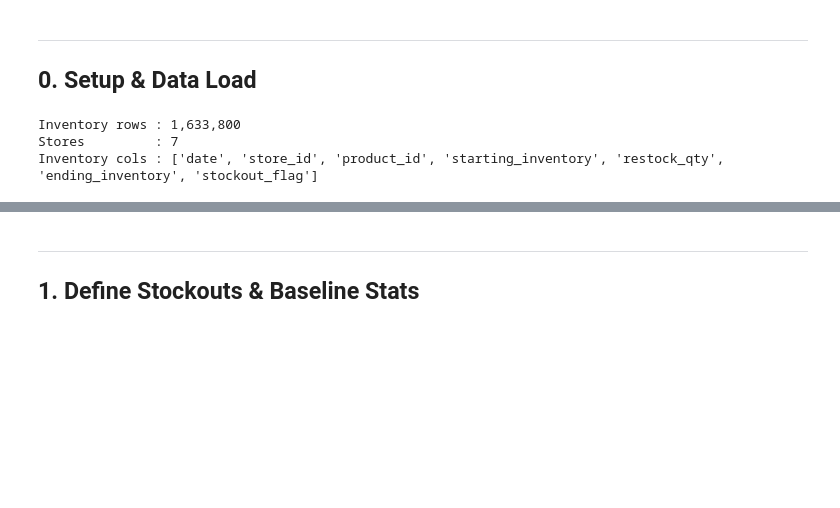
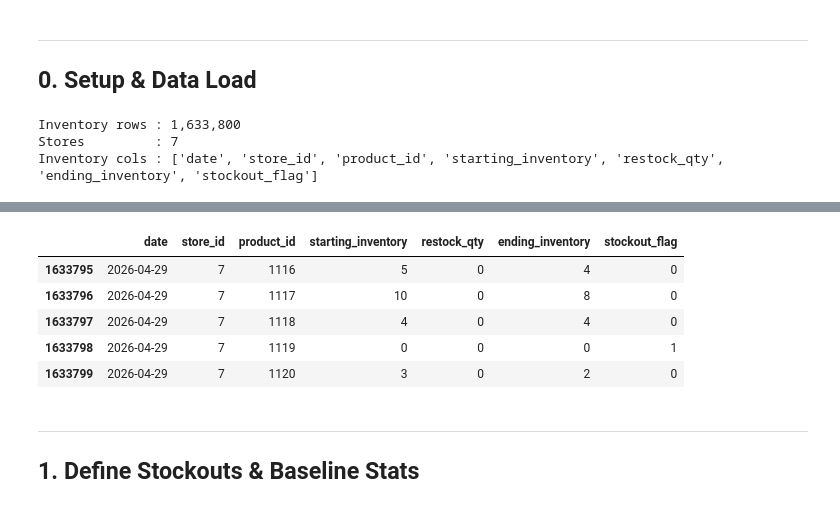
Before and after one commit to Bonaboss01/retail-sales-forecasting-genai, a Jupyter notebook: notebooks/11_store_stockout_analysis.ipynb, the cells around one changed output, grey strips where cells are left out. Drawn from its saved outputs; the diff is of its cells as text; code cells hidden in the pictures; blank space fills up the shorter version.

```diff
--- a/notebooks/11_store_stockout_analysis.ipynb
+++ b/notebooks/11_store_stockout_analysis.ipynb
@@ -67,3 +76,12 @@ Inventory cols : ['date', 'store_id', 'product_id', 'starting_inventory', 'resto
+# %%
+df_inventory.tail()
+# %% [output]
+|  | date | store_id | product_id | starting_inventory | restock_qty | ending_inventory | stockout_flag |
+| 1633795 | 2026-04-29 | 7 | 1116 | 5 | 0 | 4 | 0 |
+| 1633796 | 2026-04-29 | 7 | 1117 | 10 | 0 | 8 | 0 |
+| 1633797 | 2026-04-29 | 7 | 1118 | 4 | 0 | 4 | 0 |
+| 1633798 | 2026-04-29 | 7 | 1119 | 0 | 0 | 0 | 1 |
+| 1633799 | 2026-04-29 | 7 | 1120 | 3 | 0 | 2 | 0 |
 # %% [markdown]
 ---
 ## 1. Define Stockouts & Baseline Stats
```
Also changed, not shown: parts of 4 cells of this notebook, 1 other file.
